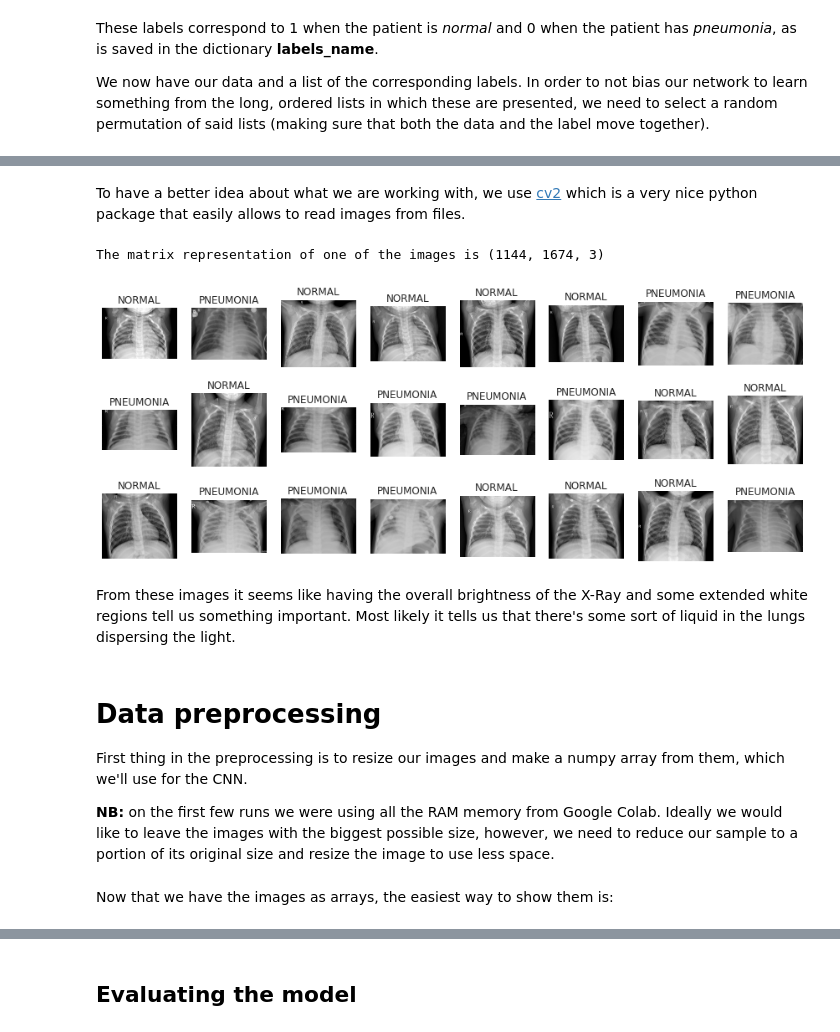
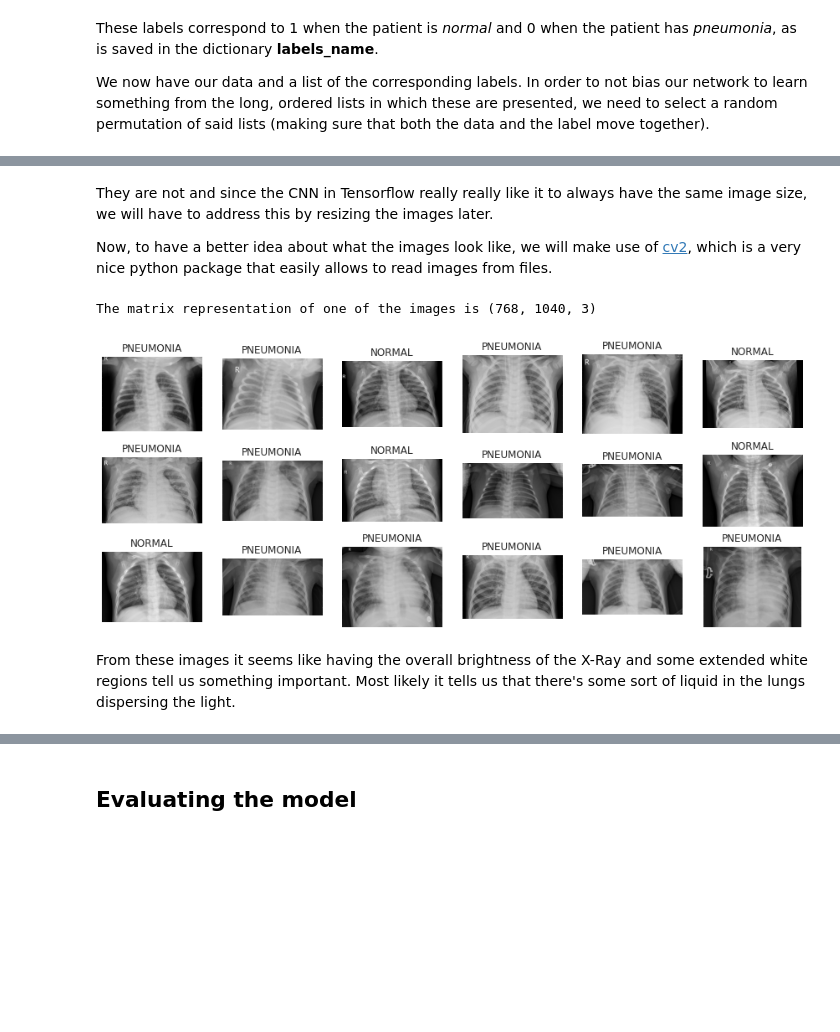
Before and after one commit to cuspime/Projects, a Jupyter notebook: ChestXRays.ipynb, the cells around one changed output, grey strips where cells are left out. Saved outputs shown, nothing was run; the diff lists cells and outputs as text; code cells hidden in the pictures; blank space fills up the shorter version.

Commit message:
Massive imporvement of ChestXRays

```diff
--- a/ChestXRays.ipynb
+++ b/ChestXRays.ipynb
@@ -59,13 +84,5 @@ In this cell we create a function that extracts all the paths to the images we w
 # %%
-# Paths to training and testing images folders
-train_dir = '/content/chest_xray/train'
-val_dir = '/content/chest_xray/val'
-test_dir = '/content/chest_xray/test'
-
-# Importing images
-from glob import glob # Great for getting the full paths to all images
-
-# Define function that will match all the image types there might be and give labels to each subfolder
+# We now define function that will match all the image types there might be and will give labels to each subfolder
 def get_data(path_to_folder, types_list=['jpg','jpeg', 'png'] ):
   """ This function gives all the image types within the list 'types_list' and
   provides a label for each subfolder.
@@ -85,12 +102,13 @@ def get_data(path_to_folder, types_list=['jpg','jpeg', 'png'] ):
   # print(Data[-10:], labels[-10:]) # To check the labels we get correspond to the key we assign later on the dictionary
   return Data, labels
 
+# Get the paths to the images and and the labels
 Data_train, y_train = get_data(train_dir)
-Data_val, y_val = get_data(val_dir)
+# Data_val, y_val = get_data(val_dir)
 Data_test, y_test = get_data(test_dir)
 
 # We'll create a dictionary to remember what the different values of the labels mean
-labels_name = {1:'NORMAL', 0:'PNEUMONIA'}
+labels_name = {0:'NORMAL', 1:'PNEUMONIA'}
 # %% [markdown]
 These labels correspond to 1 when the patient is *normal* and 0 when the patient has *pneumonia*, as is saved in the dictionary **labels_name**.
 
@@ -109,7 +138,7 @@ from PIL import Image # Support for opening, manipulating, and saving many diffe
 
 dim=[]
 i=1
-for images in Data_train:
+for images in Data_test:
     img = Image.open(images)
     size = img.size
     if size not in dim:
@@ -140,34 +152,28 @@ plt.legend();
 # %% [markdown]
-To have a better idea about what we are working with, we use [cv2](https://opencv-python-tutroals.readthedocs.io/en/latest/py_tutorials/py_gui/py_image_display/py_image_display.html) which is a very nice python package that easily allows to read images from files.
+They are not and since the CNN in Tensorflow really really like it to always have the same image size, we will have to address this by resizing the images later.
+
+Now, to have a better idea about what the images look like, we will make use of [cv2](https://opencv-python-tutroals.readthedocs.io/en/latest/py_tutorials/py_gui/py_image_display/py_image_display.html), which is a very nice python package that easily allows to read images from files.
 # %%
-import cv2 # Computer vision tasks such as reading image from file, changing color channels
-
 def view_image(image): # Function to view an image
     image_cv = cv2.imread(image)
     plt.imshow(cv2.cvtColor(image_cv, cv2.COLOR_BGR2RGB));
     plt.axis('off');
 # view_image(Data[50]); #view a single image
 
 #To know the dimensions of one of these images as a matrix, use
-print('The matrix representation of one of the images is '+ str( cv2.imread(Data_train[0]).shape) )
+print('The matrix representation of one of the images is '+ str( cv2.imread(Data_test[0]).shape) )
 
 # Plot the first N images
 n_rows = 3
-n_cols = 8
+n_cols = 6
 N = n_rows*n_cols
 plt.figure(figsize=(15,6))
-for i, image in enumerate(Data_train[:N]):
+for i, image in enumerate(Data_test[:N]):
   plt.subplot(n_rows, n_cols, i+1)
   view_image(image)
-  plt.title(labels_name[y_train[i]] ) # This is when we use the labels_name 😎
+  plt.title(labels_name[y_test[i]] ) # This is when we use the labels_name 😎
 # %% [output]
-The matrix representation of one of the images is (1144, 1674, 3)
+The matrix representation of one of the images is (768, 1040, 3)
-[figure, old version]
+[figure, new version]
 # %% [markdown]
 From these images it seems like having the overall brightness of the X-Ray and some extended white regions tell us something important. Most likely it tells us that there's some sort of liquid in the lungs dispersing the light.
-# %% [markdown]
-# Data preprocessing
-
-First thing in the preprocessing is to resize our images and make a numpy array from them, which we'll use for the CNN.
-
-**NB:** on the first few runs we were using all the RAM memory from Google Colab. Ideally we would like to leave the images with the biggest possible size, however, we need to reduce our sample to a portion of its original size and resize the image to use less space.
@@ -198,2 +179,0 @@ y_train = y_train[:sample_number]
-# %% [markdown]
-Now that we have the images as arrays, the easiest way to show them is:
```
Also changed, not shown: parts of 38 cells of this notebook, 4 other files.
